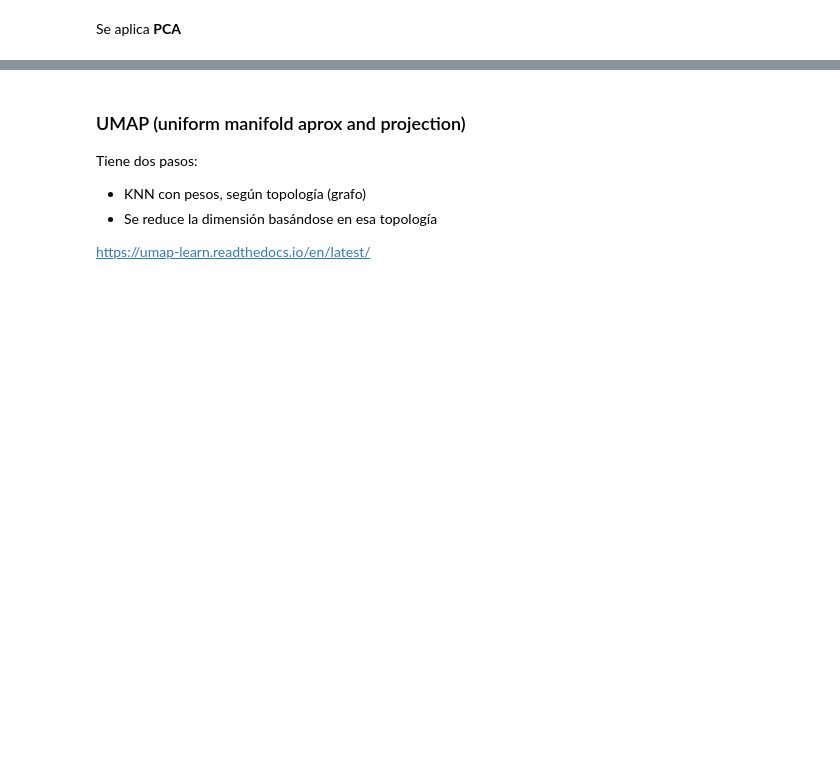
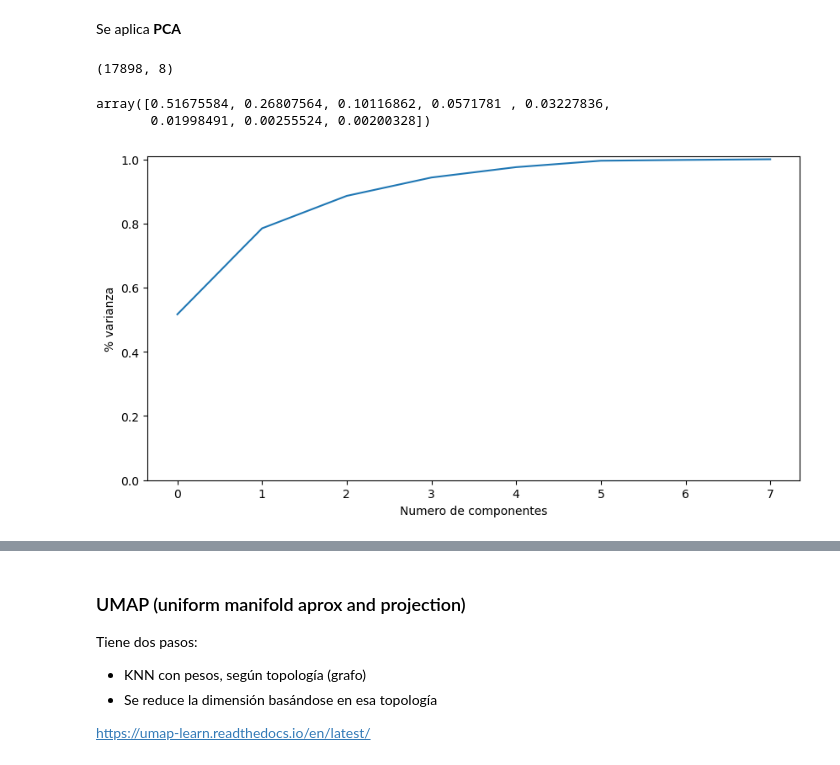
Before and after one commit to Ironhack-Data-Madrid-Abril-2023/apuntes_clase, a Jupyter notebook: semana_7/3.2 - Reduccion de dimensiones.ipynb, the cells around one changed output, grey strips where cells are left out. Cells and saved outputs as stored; diff of their text form; code cells hidden in the pictures; blank space fills up the shorter version.

```diff
--- a/semana_7/3.2 - Reduccion de dimensiones.ipynb
+++ b/semana_7/3.2 - Reduccion de dimensiones.ipynb
@@ -61,0 +76,4 @@ plt.plot(7, 6.25, marker='$PC1$', ms=30, color='r');
+# %%
+data=pd.read_csv('../data/pulsar_stars.csv')
+
+data.head()
@@ -61,0 +87,2 @@ plt.plot(7, 6.25, marker='$PC1$', ms=30, color='r');
+# %%
+data=data.drop(columns=['target_class'])
@@ -74,4 +137,28 @@ $$\frac{x-min}{max-min}$$
 # %% [markdown]
 Se usa la standarización:
+# %%
+data = StandardScaler().fit_transform(data)
 # %% [markdown]
 Se aplica **PCA**
+# %%
+pca = PCA()
+
+pca.fit(data)
+
+print(data.shape)
+
+pca.explained_variance_ratio_
+# %% [output]
+(17898, 8)
+array([0.51675584, 0.26807564, 0.10116862, 0.0571781 , 0.03227836,
+       0.01998491, 0.00255524, 0.00200328])
+# %%
+plt.figure(figsize=(10, 5))
+
+plt.plot(np.cumsum(pca.explained_variance_ratio_))
+
+plt.xlabel('Numero de componentes')
+plt.ylabel('% varianza')
+plt.ylim([0, 1.01]);
+# %% [output]
+[figure, added]
```
Also changed, not shown: parts of 37 cells of this notebook, 1 other file.
